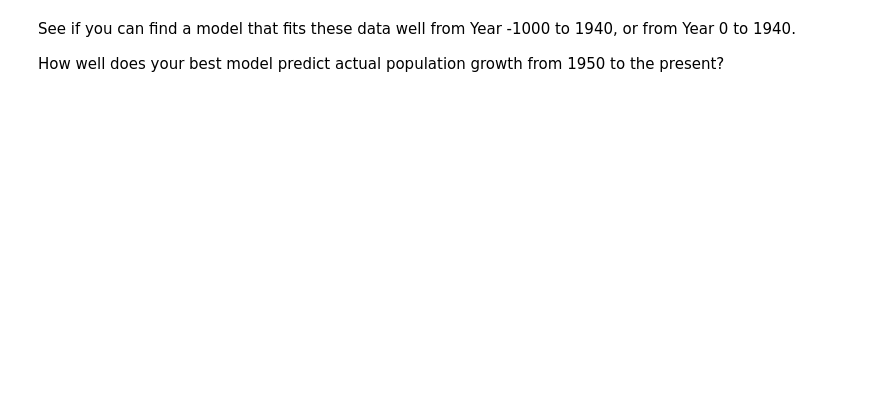
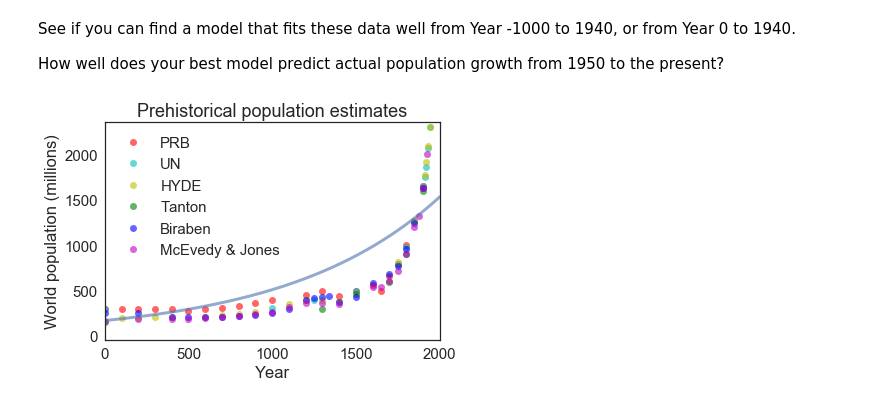
Before and after one commit to FlynnML/ModSimPy, a Jupyter notebook: code/chap03mine.ipynb, the cells around one changed output. Saved outputs shown, nothing was run; the diff lists cells and outputs as text; code cells hidden in the pictures; blank space fills up the shorter version.

```diff
--- a/code/chap03mine.ipynb
+++ b/code/chap03mine.ipynb
@@ -786,0 +827,15 @@ How well does your best model predict actual population growth from 1950 to the
+# %%
+p0 = table1.mj[1]
+
+prehistory = System(t0=1, t_end=2016, alpha=0.0011, p0=p0)
+
+run_simulation(prehistory, update_func1b)
+# %%
+newfig()
+plot_prehistory(table1)
+plot(prehistory.results)
+decorate(xlim=[0, 2000], xlabel='Year',
+         ylabel='World population (millions)',
+         title='Prehistorical population estimates')
+# %% [output]
+[figure, added]
```
Also changed, not shown: parts of 21 cells of this notebook.
